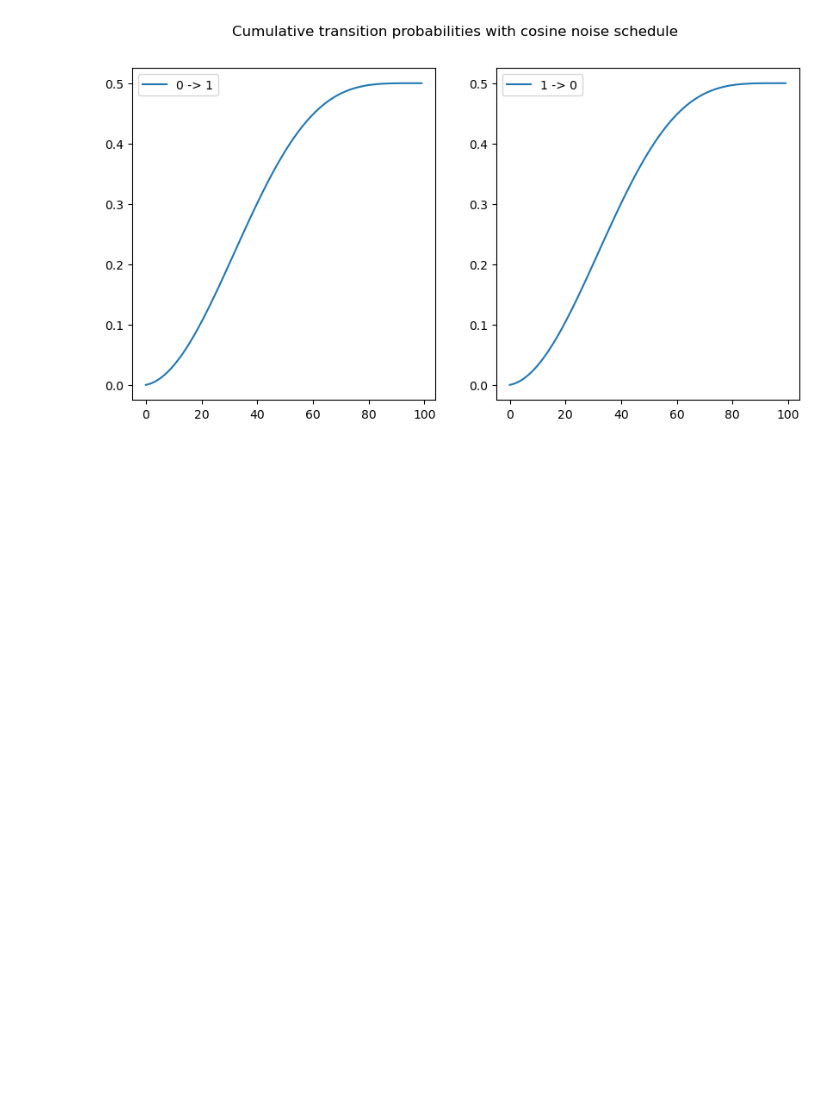
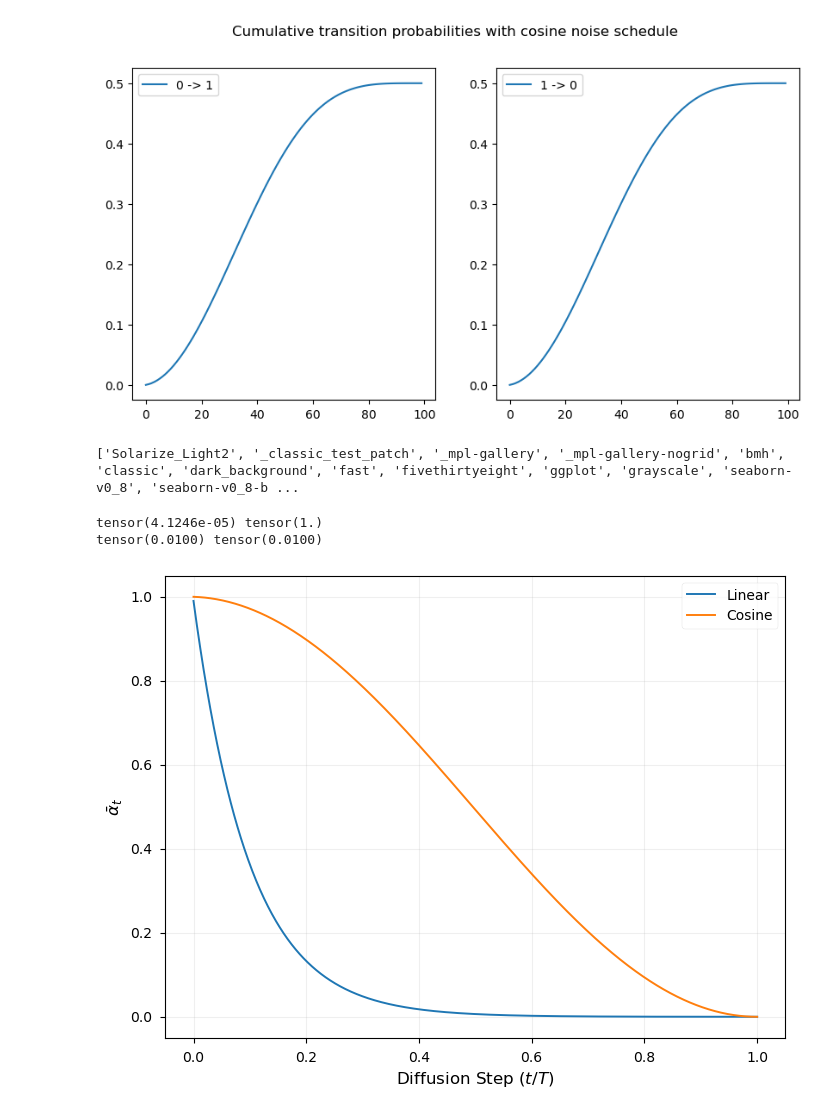
Before and after one commit to schjo480/Master_Thesis, a Jupyter notebook: models/test_transition_matrices.ipynb, the cells around one changed output. Saved outputs shown, nothing was run; the diff lists cells and outputs as text; code cells hidden in the pictures; blank space fills up the shorter version.

```diff
--- a/models/test_transition_matrices.ipynb
+++ b/models/test_transition_matrices.ipynb
@@ -1112,0 +1163,40 @@ plt.show()
+# %%
+import matplotlib.pyplot as plt
+print(plt.style.available)
+plt.style.use('seaborn-v0_8-paper')  # or 'ggplot', 'fivethirtyeight', etc.
+plt.rcParams.update({
+    'axes.labelsize': 12,
+    'xtick.labelsize': 10,
+    'ytick.labelsize': 10,
+    'legend.fontsize': 10,
+    'figure.figsize': (8, 6),
+    'axes.grid': True,
+    'grid.alpha': 0.2
+})
+# %% [output]
+['Solarize_Light2', '_classic_test_patch', '_mpl-gallery', '_mpl-gallery-nogrid', 'bmh', 'classic', 'dark_background', 'fast', 'fivethirtyeight', 'ggplot', 'grayscale', 'seaborn-v0_8', 'seaborn-v0_8-b ...
+# %%
+spec = {'type': 'cosine', 'start': 0.01, 'stop': 0.99, 'num_timesteps': 1000}
+betas = get_diffusion_betas(spec, 'cpu')
+alphas = 1 - betas
+alpha_bars = torch.cumprod(alphas, dim=0)
+t_over_T = torch.linspace(0, 1, spec['num_timesteps'])
+spec_linear = {'type': 'linear', 'start': 0.01, 'stop': 0.01, 'num_timesteps': 1000}
+betas_linear = get_diffusion_betas(spec_linear, 'cpu')
+alphas_linear = 1 - betas_linear
+alpha_bars_linear = torch.cumprod(alphas_linear, dim=0)
+# %%
+print(betas[0], betas[-1])
+print(betas_linear[0], betas_linear[-1])
+# %% [output]
+tensor(4.1246e-05) tensor(1.)
+tensor(0.0100) tensor(0.0100)
+# %%
+plt.plot(t_over_T, alpha_bars_linear, label='Linear')
+plt.plot(t_over_T, alpha_bars, label='Cosine')
+plt.xlabel(r'Diffusion Step ($t/T$)')
+plt.ylabel(r'$\bar{\alpha}_t$')
+plt.legend()
+plt.show()
+# %% [output]
+[figure, added]
```
Also changed, not shown: parts of 2 cells of this notebook, 11 other files.
